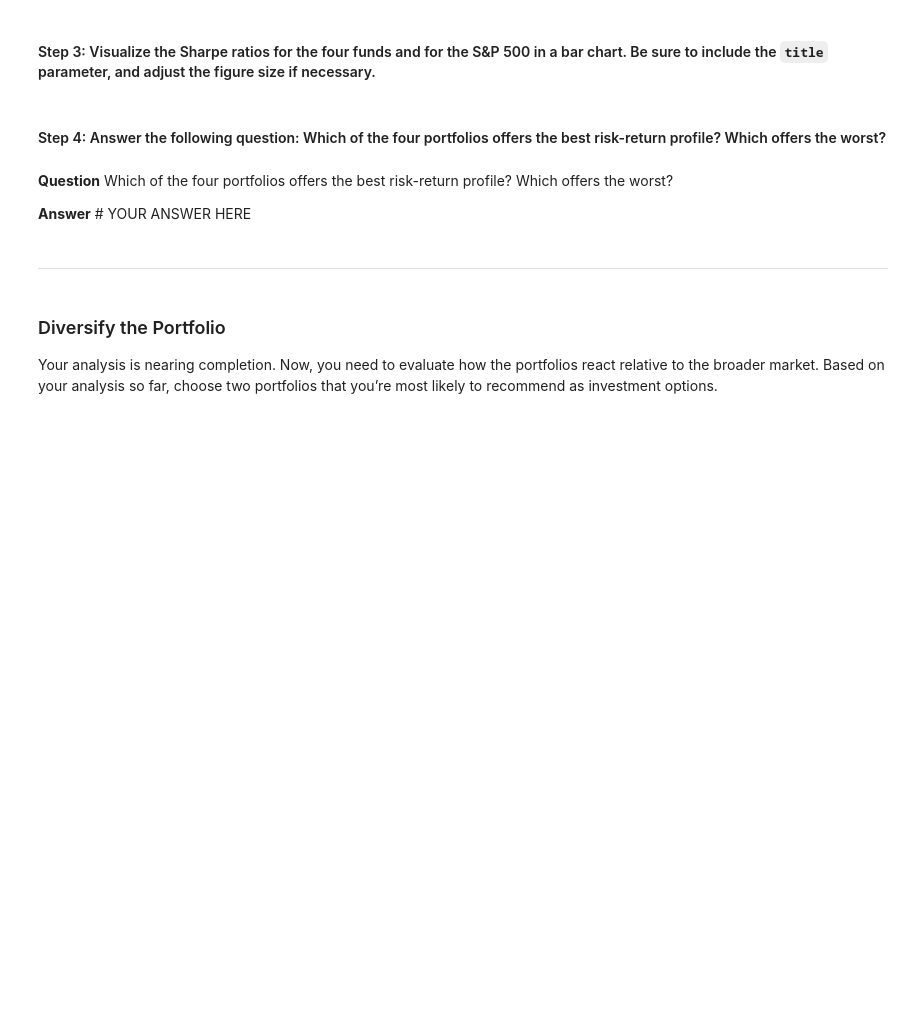
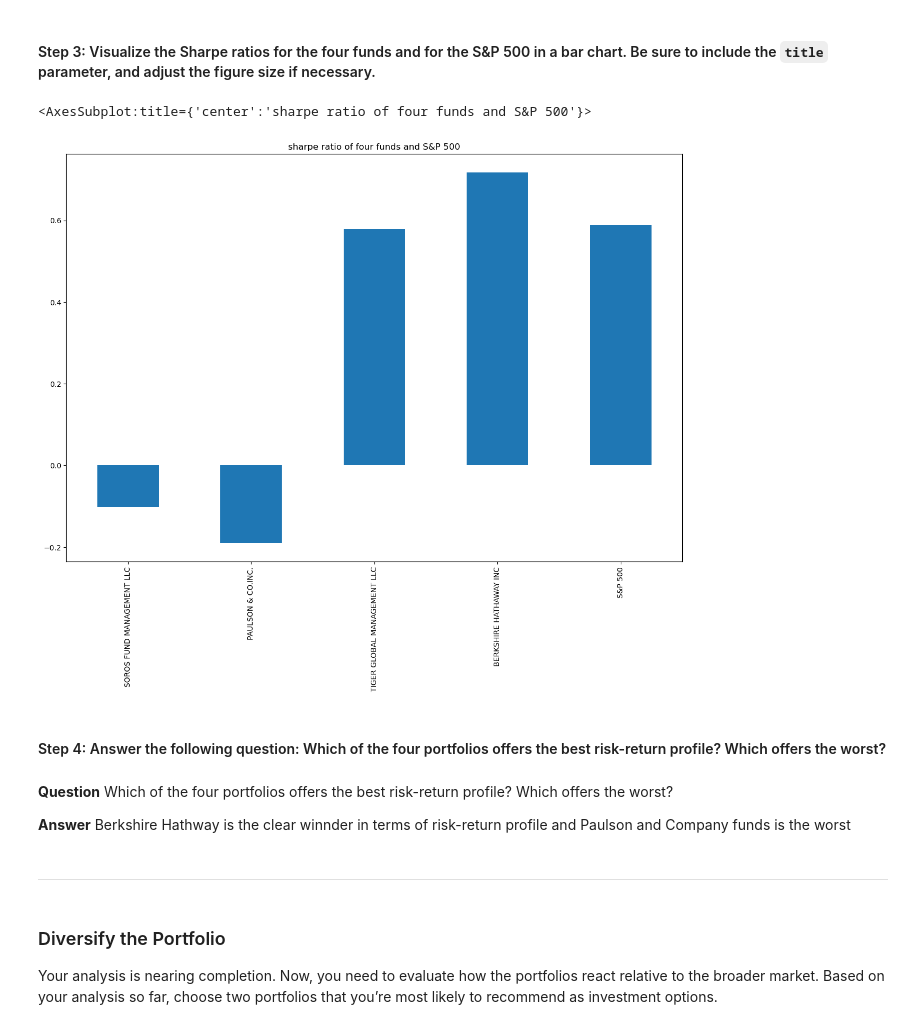
Before and after one commit to anuraggargLTI/module4_challenge, a Jupyter notebook: risk_return_analysis.ipynb, the cells around one changed output. Cells and saved outputs as stored; diff of their text form; code cells hidden in the pictures; blank space fills up the shorter version.

```diff
--- a/risk_return_analysis.ipynb
+++ b/risk_return_analysis.ipynb
@@ -250,4 +251,6 @@ dtype: float64
 # %%
 # Calculate and sort the annualized standard deviation (252 trading days) of the 4 portfolios and the S&P 500
 # Review the annual standard deviations smallest to largest
-# YOUR CODE HERE
+trading_days=252
+whale_navs_annualized_std = whale_navs_daily_returns.std()*np.sqrt(trading_days)
+display(whale_navs_annualized_std)
@@ -296,4 +329,8 @@ To determine the overall risk of an asset or portfolio, quantitative analysts an
 # Calculate the annual average return data for the for fund portfolios and the S&P 500
 # Use 252 as the number of trading days in the year
 # Review the annual average returns sorted from lowest to highest
-# YOUR CODE HERE
+trading_days=252
+whale_navs_average_annualized_returns = whale_navs_daily_returns.mean()*trading_days
+display(whale_navs_average_annualized_returns.head())
+whale_navs_average_annualized_returns_sorted = whale_navs_average_annualized_returns.sort_values()
+display(whale_navs_average_annualized_returns_sorted.head())
@@ -302,4 +352,7 @@ To determine the overall risk of an asset or portfolio, quantitative analysts an
 # %%
 # Calculate the annualized Sharpe Ratios for each of the 4 portfolios and the S&P 500.
 # Review the Sharpe ratios sorted lowest to highest
-# YOUR CODE HERE
+whale_navs_sharpe_ratios = whale_navs_average_annualized_returns/whale_navs_annualized_std
+display(whale_navs_sharpe_ratios)
+whale_navs_sharpe_ratios_sorted = whale_navs_sharpe_ratios.sort_values()
+display(whale_navs_sharpe_ratios_sorted)
@@ -308,13 +374,16 @@ To determine the overall risk of an asset or portfolio, quantitative analysts an
 # %%
 # Visualize the Sharpe ratios as a bar chart
 # Include a title parameter and adjust the figure size
-# YOUR CODE HERE
+whale_navs_sharpe_ratios.plot.bar(figsize=(15,10),title="sharpe ratio of four funds and S&P 500")
+# %% [output]
+<AxesSubplot:title={'center':'sharpe ratio of four funds and S&P 500'}>
+[figure, added]
 # %% [markdown]
 #### Step 4: Answer the following question: Which of the four portfolios offers the best risk-return profile? Which offers the worst?
 # %% [markdown]
 **Question** Which of the four portfolios offers the best risk-return profile? Which offers the worst?
 
-**Answer** # YOUR ANSWER HERE
+**Answer** Berkshire Hathway is the clear winnder in terms of risk-return profile and Paulson and Company funds is the worst
 # %% [markdown]
 ---
 # %% [markdown]
```
Also changed, not shown: parts of 11 cells of this notebook.
